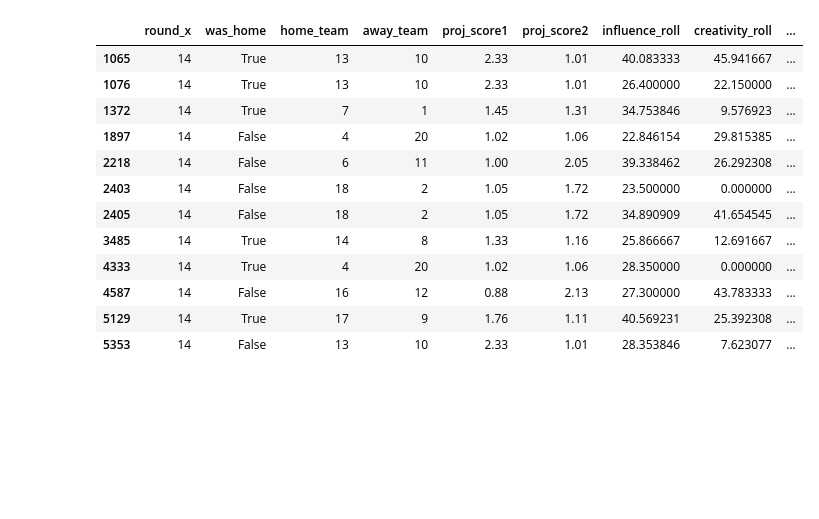
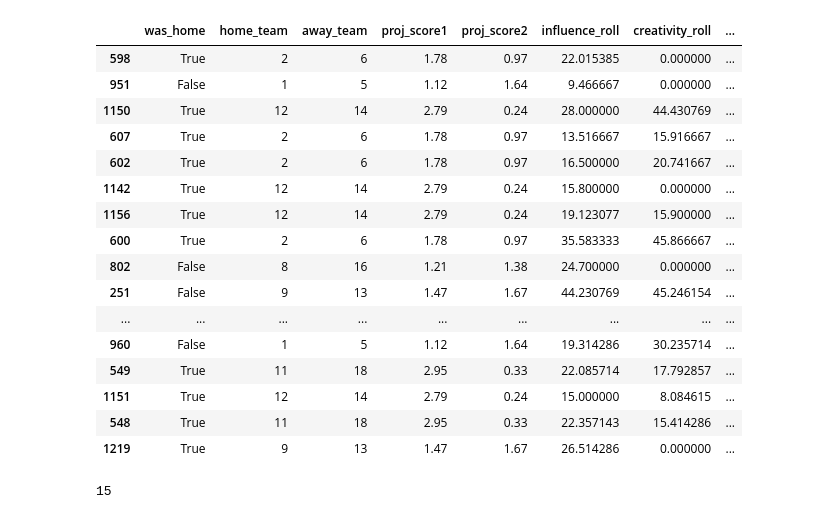
Before and after one commit to arpitsolanki/FPLBot, a Jupyter notebook: Fantasy_League.ipynb, the cells around one changed output. Cells and saved outputs as stored; diff of their text form; code cells hidden in the pictures; blank space fills up the shorter version.

```diff
--- a/Fantasy_League.ipynb
+++ b/Fantasy_League.ipynb
@@ -382,6 +385,7 @@ weekly_data_subset=weekly_data_subset.rename(columns={"id_x": "opponent_id"})
 #Weekly Cumulative sums
 weekly_data_subset.sort_values(by=['player_name','gw'],ascending=True,inplace=True)
 gp_cols=weekly_data_subset[['player_name','gw','red_cards','yellow_cards','xP','total_points','bonus','clean_sheets','assists','minutes','influence','creativity','threat','ict_index']]
+gp_cols=gp_cols.loc[gp_cols.gw>=GW-4]
 gp_cumsum=gp_cols.groupby(['player_name','gw']).sum().groupby('player_name').cumsum().reset_index()
 
 #Weekly Mean Sums
@@ -522,6 +507,9 @@ X_test
 # %%
 
-model = RandomForestClassifier(n_estimators=100,max_depth=7, random_state=0,min_samples_split=10)
+from sklearn.model_selection import cross_val_score
+from sklearn.model_selection import RepeatedStratifiedKFold
+
+model = RandomForestClassifier(n_estimators=100,max_depth=10, random_state=0,min_samples_split=5,class_weight='balanced_subsample')
 model.fit(X_train,Y_train)#Fitting the model
 #Generating predictions from Random Fores Models
 pred_rf=model.predict(X_test)
@@ -608,0 +621,21 @@ Recall Score Before and After Thresholding: 0.6309523809523809, 0.63095238095238
+# %%
+from xgboost import XGBClassifier
+
+
+model = XGBClassifier(max_depth=7,
+   # 'max_leaves' : 2**4,
+    alpha=0.1,
+   # 'lambda' : 0.2,
+    subsample=0.8,
+    learning_rate=0.1, #default = 0.3,
+    colsample_bytree=0.7,
+    eval_metric='auc',
+    objective = 'binary:logistic',
+    grow_policy='lossguide',
+    n_estimators=100)
+model.fit(X_train, Y_train)
+pred_xg_proba=model.predict_proba(X_test)
+
+feat_importances = pd.Series(model.feature_importances_, index=X_train.columns)
+feat_importances=feat_importances.sort_values()
+feat_importances.plot(kind='barh',figsize=(16,16))#Plotting feature importance
@@ -609,21 +663,26 @@ Recall Score Before and After Thresholding: 0.6309523809523809, 0.63095238095238
 # %%
 X_cols=weekly_data_subset_new_agg_pts_team2[['player_name','position','team','total_points','point_flag']].copy()
 X_test_pred=pd.merge(X_test, X_cols, left_index=True, right_index=True)
-X_test_pred['predictions']=pred_rf_proba[:,1]
+#X_test_pred['predictions']=pred_rf_proba[:,1]
+X_test_pred['predictions']=pred_xg_proba[:,1]
 # %%
-X_test_pred.loc[X_test_pred['predictions']>0.5]
+X_test_pred.loc[X_test_pred['predictions']>0.5].sort_values(by='predictions',ascending=False).head(20)
 # %% [output]
-|  | round_x | was_home | home_team | away_team | proj_score1 | proj_score2 | influence_roll | creativity_roll | ... |
-| 1065 | 14 | True | 13 | 10 | 2.33 | 1.01 | 40.083333 | 45.941667 | ... |
-| 1076 | 14 | True | 13 | 10 | 2.33 | 1.01 | 26.400000 | 22.150000 | ... |
-| 1372 | 14 | True | 7 | 1 | 1.45 | 1.31 | 34.753846 | 9.576923 | ... |
-| 1897 | 14 | False | 4 | 20 | 1.02 | 1.06 | 22.846154 | 29.815385 | ... |
-| 2218 | 14 | False | 6 | 11 | 1.00 | 2.05 | 39.338462 | 26.292308 | ... |
-| 2403 | 14 | False | 18 | 2 | 1.05 | 1.72 | 23.500000 | 0.000000 | ... |
-| 2405 | 14 | False | 18 | 2 | 1.05 | 1.72 | 34.890909 | 41.654545 | ... |
-| 3485 | 14 | True | 14 | 8 | 1.33 | 1.16 | 25.866667 | 12.691667 | ... |
-| 4333 | 14 | True | 4 | 20 | 1.02 | 1.06 | 28.350000 | 0.000000 | ... |
-| 4587 | 14 | False | 16 | 12 | 0.88 | 2.13 | 27.300000 | 43.783333 | ... |
-| 5129 | 14 | True | 17 | 9 | 1.76 | 1.11 | 40.569231 | 25.392308 | ... |
-| 5353 | 14 | False | 13 | 10 | 2.33 | 1.01 | 28.353846 | 7.623077 | ... |
+|  | was_home | home_team | away_team | proj_score1 | proj_score2 | influence_roll | creativity_roll | ... |
+| 598 | True | 2 | 6 | 1.78 | 0.97 | 22.015385 | 0.000000 | ... |
+| 951 | False | 1 | 5 | 1.12 | 1.64 | 9.466667 | 0.000000 | ... |
+| 1150 | True | 12 | 14 | 2.79 | 0.24 | 28.000000 | 44.430769 | ... |
+| 607 | True | 2 | 6 | 1.78 | 0.97 | 13.516667 | 15.916667 | ... |
+| 602 | True | 2 | 6 | 1.78 | 0.97 | 16.500000 | 20.741667 | ... |
+| 1142 | True | 12 | 14 | 2.79 | 0.24 | 15.800000 | 0.000000 | ... |
+| 1156 | True | 12 | 14 | 2.79 | 0.24 | 19.123077 | 15.900000 | ... |
+| 600 | True | 2 | 6 | 1.78 | 0.97 | 35.583333 | 45.866667 | ... |
+| 802 | False | 8 | 16 | 1.21 | 1.38 | 24.700000 | 0.000000 | ... |
+| 251 | False | 9 | 13 | 1.47 | 1.67 | 44.230769 | 45.246154 | ... |
+| ... | ... | ... | ... | ... | ... | ... | ... | ... |
+| 960 | False | 1 | 5 | 1.12 | 1.64 | 19.314286 | 30.235714 | ... |
+| 549 | True | 11 | 18 | 2.95 | 0.33 | 22.085714 | 17.792857 | ... |
+| 1151 | True | 12 | 14 | 2.79 | 0.24 | 15.000000 | 8.084615 | ... |
+| 548 | True | 11 | 18 | 2.95 | 0.33 | 22.357143 | 15.414286 | ... |
+| 1219 | True | 9 | 13 | 1.47 | 1.67 | 26.514286 | 0.000000 | ... |
 # %%
@@ -631,5 +690,9 @@ from google.colab import files
 
 X_test_pred.to_csv('df.csv')
 #files.download('df.csv')
+# %%
+weekly_data_subset['round'].max()
+# %% [output]
+15
 # %%
 #Prepare dataset for future game week predictions
```
Also changed, not shown: parts of 46 cells of this notebook.
